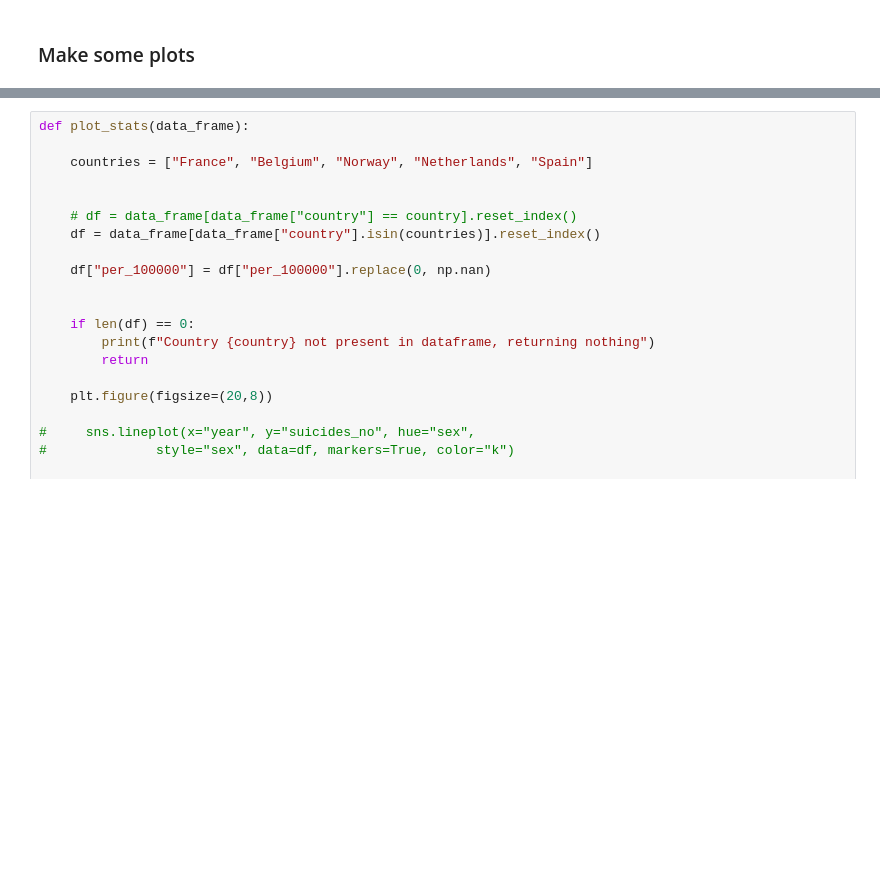
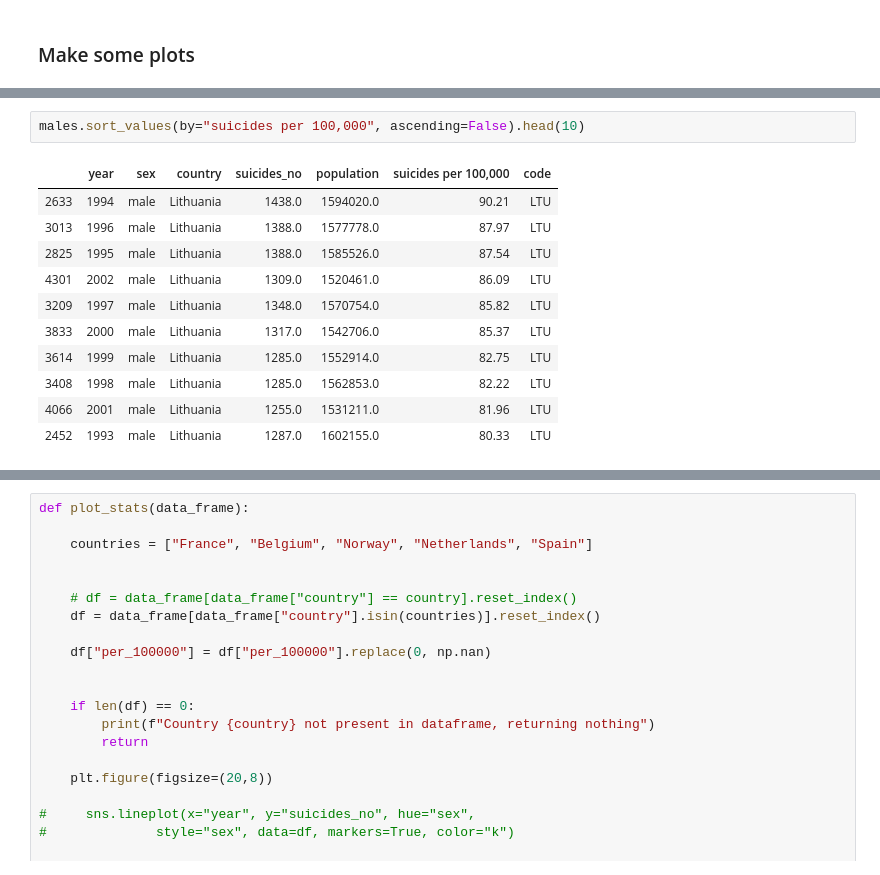
Before and after one commit to Hannemit/data_science_projects, a Jupyter notebook: notebooks/2_data_exploration.ipynb, the cells around one changed output, grey strips where cells are left out. Saved outputs shown, nothing was run; the diff lists cells and outputs as text; blank space fills up the shorter version.

```diff
--- a/notebooks/2_data_exploration.ipynb
+++ b/notebooks/2_data_exploration.ipynb
@@ -88,0 +69,14 @@ list(df_suicides["country"])
+# %%
+males.sort_values(by="suicides per 100,000", ascending=False).head(10)
+# %% [output]
+|  | year | sex | country | suicides_no | population | suicides per 100,000 | code |
+| 2633 | 1994 | male | Lithuania | 1438.0 | 1594020.0 | 90.21 | LTU |
+| 3013 | 1996 | male | Lithuania | 1388.0 | 1577778.0 | 87.97 | LTU |
+| 2825 | 1995 | male | Lithuania | 1388.0 | 1585526.0 | 87.54 | LTU |
+| 4301 | 2002 | male | Lithuania | 1309.0 | 1520461.0 | 86.09 | LTU |
+| 3209 | 1997 | male | Lithuania | 1348.0 | 1570754.0 | 85.82 | LTU |
+| 3833 | 2000 | male | Lithuania | 1317.0 | 1542706.0 | 85.37 | LTU |
+| 3614 | 1999 | male | Lithuania | 1285.0 | 1552914.0 | 82.75 | LTU |
+| 3408 | 1998 | male | Lithuania | 1285.0 | 1562853.0 | 82.22 | LTU |
+| 4066 | 2001 | male | Lithuania | 1255.0 | 1531211.0 | 81.96 | LTU |
+| 2452 | 1993 | male | Lithuania | 1287.0 | 1602155.0 | 80.33 | LTU |
```
Also changed, not shown: parts of 26 cells of this notebook.
